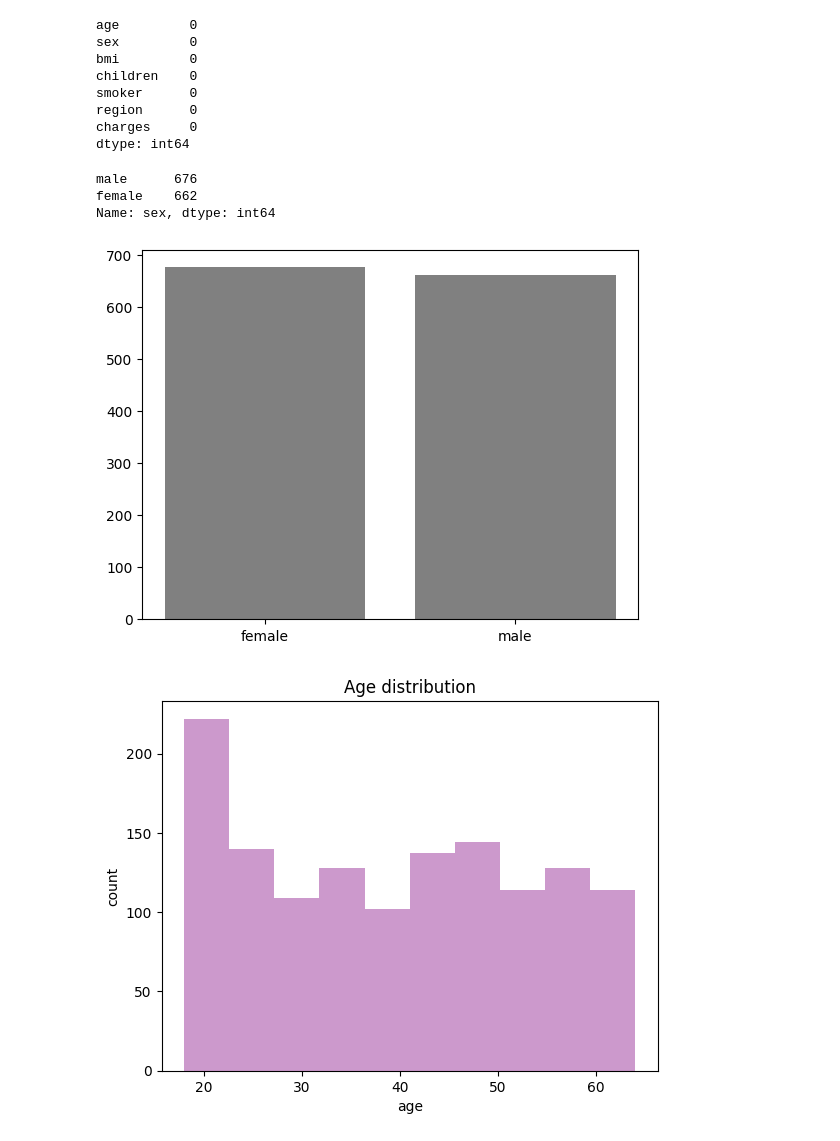
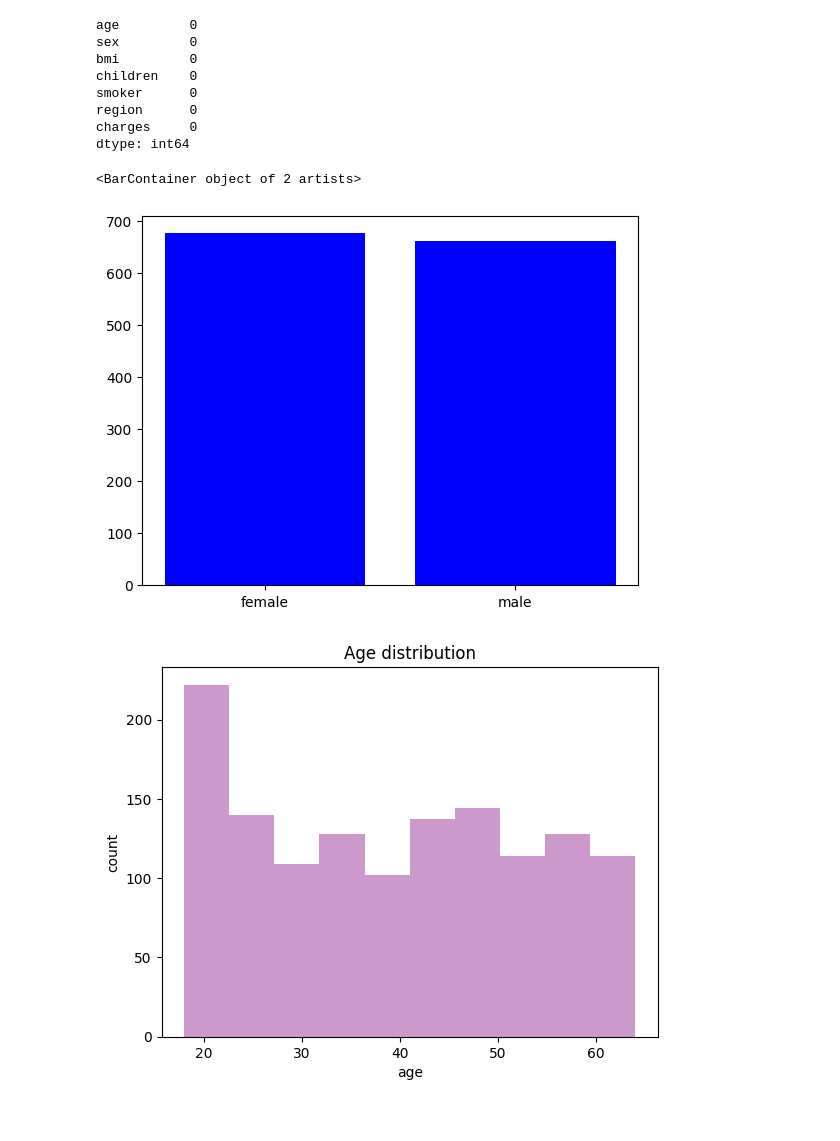
Before and after one commit to aleenababy/health-insurance-cost-prediction, a Jupyter notebook: health_insurance_predictor.ipynb, the cells around one changed output. Saved outputs shown, nothing was run; the diff lists cells and outputs as text; code cells hidden in the pictures.

```diff
--- a/health_insurance_predictor.ipynb
+++ b/health_insurance_predictor.ipynb
@@ -54,13 +54,12 @@ charges     0
 dtype: int64
 # %%
 #how does the gender of the customers look like?
-plt.bar(df.sex.unique(), df.sex.value_counts(), color = "grey")
 df.sex.value_counts()
+
+plt.bar(df.sex.unique(), df.sex.value_counts(), color = "blue")
 # %% [output]
-male      676
-female    662
-Name: sex, dtype: int64
+<BarContainer object of 2 artists>
-[figure, old version]
+[figure, new version]
 # %%
 #how does the age vary?
 plt.hist(df["age"],bins =10, label = "age", color = 'purple', alpha = 0.4)
```
Also changed, not shown: parts of 13 cells of this notebook.
